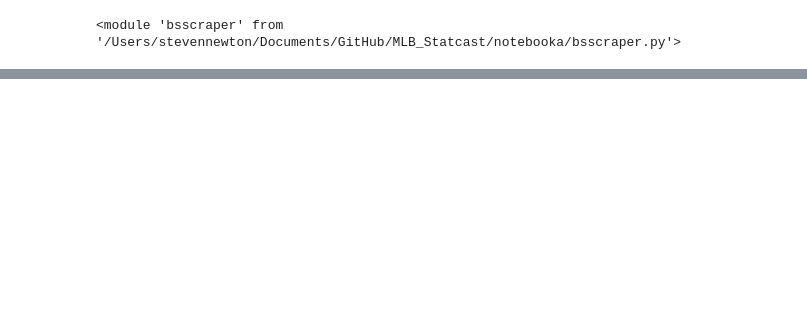
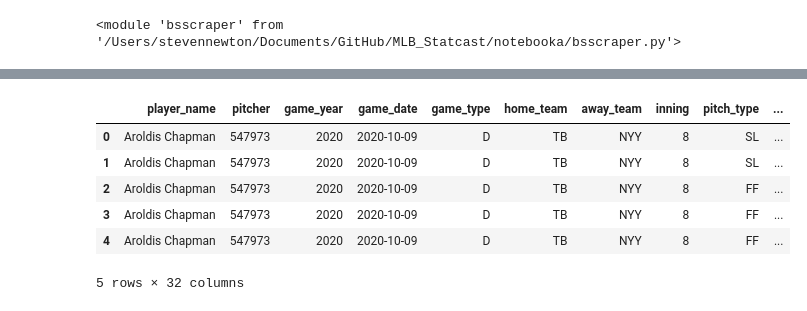
Before and after one commit to konstanzer/Ace_versus_Ace, a Jupyter notebook: notebooka/EDA.ipynb, the cells around one changed output, grey strips where cells are left out. Saved outputs shown, nothing was run; the diff lists cells and outputs as text; code cells hidden in the pictures; blank space fills up the shorter version.

```diff
--- a/notebooka/EDA.ipynb
+++ b/notebooka/EDA.ipynb
@@ -110,0 +138,10 @@ memory usage: 4.4+ MB
+# %%
+df.head()
+# %% [output]
+|  | player_name | pitcher | game_year | game_date | game_type | home_team | away_team | inning | pitch_type | ... |
+| 0 | Aroldis Chapman | 547973 | 2020 | 2020-10-09 | D | TB | NYY | 8 | SL | ... |
+| 1 | Aroldis Chapman | 547973 | 2020 | 2020-10-09 | D | TB | NYY | 8 | SL | ... |
+| 2 | Aroldis Chapman | 547973 | 2020 | 2020-10-09 | D | TB | NYY | 8 | FF | ... |
+| 3 | Aroldis Chapman | 547973 | 2020 | 2020-10-09 | D | TB | NYY | 8 | FF | ... |
+| 4 | Aroldis Chapman | 547973 | 2020 | 2020-10-09 | D | TB | NYY | 8 | FF | ... |
+5 rows × 32 columns
```
Also changed, not shown: parts of 18 cells of this notebook, 5 other files.
